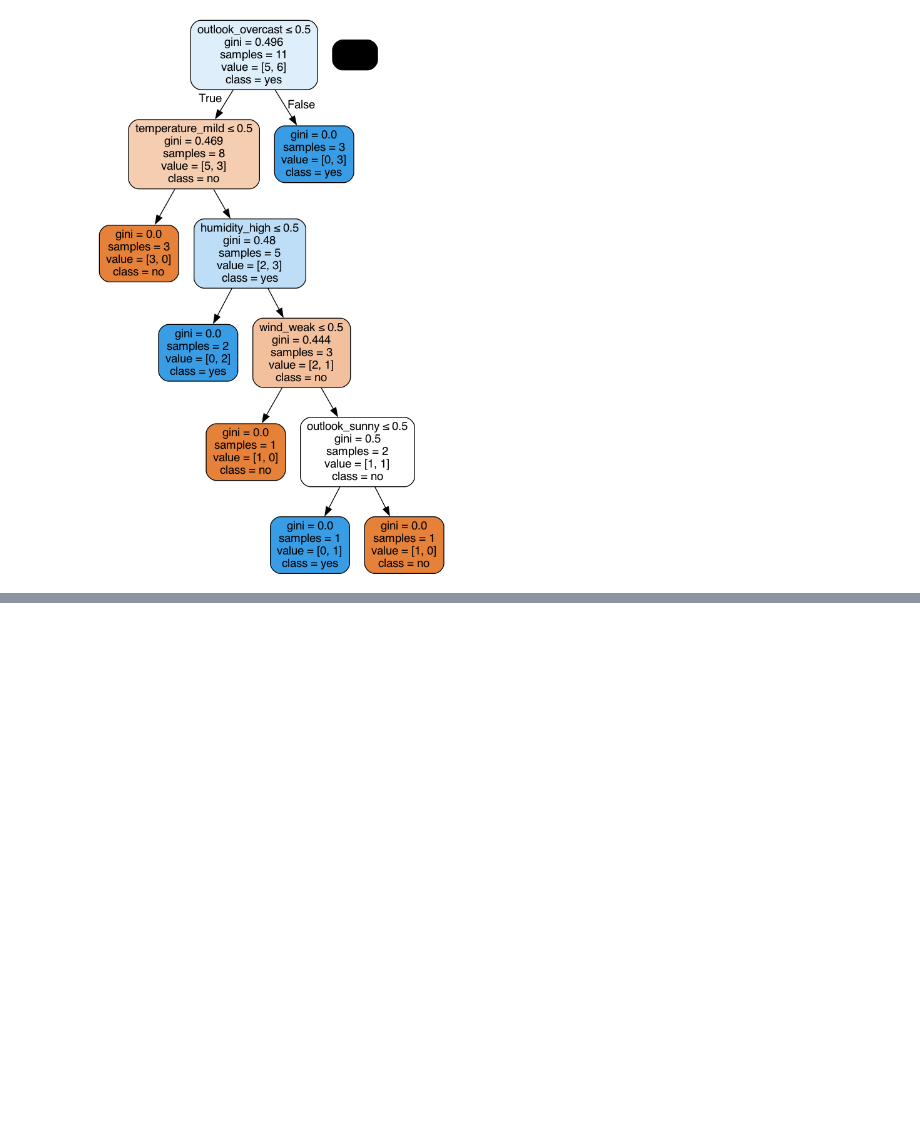
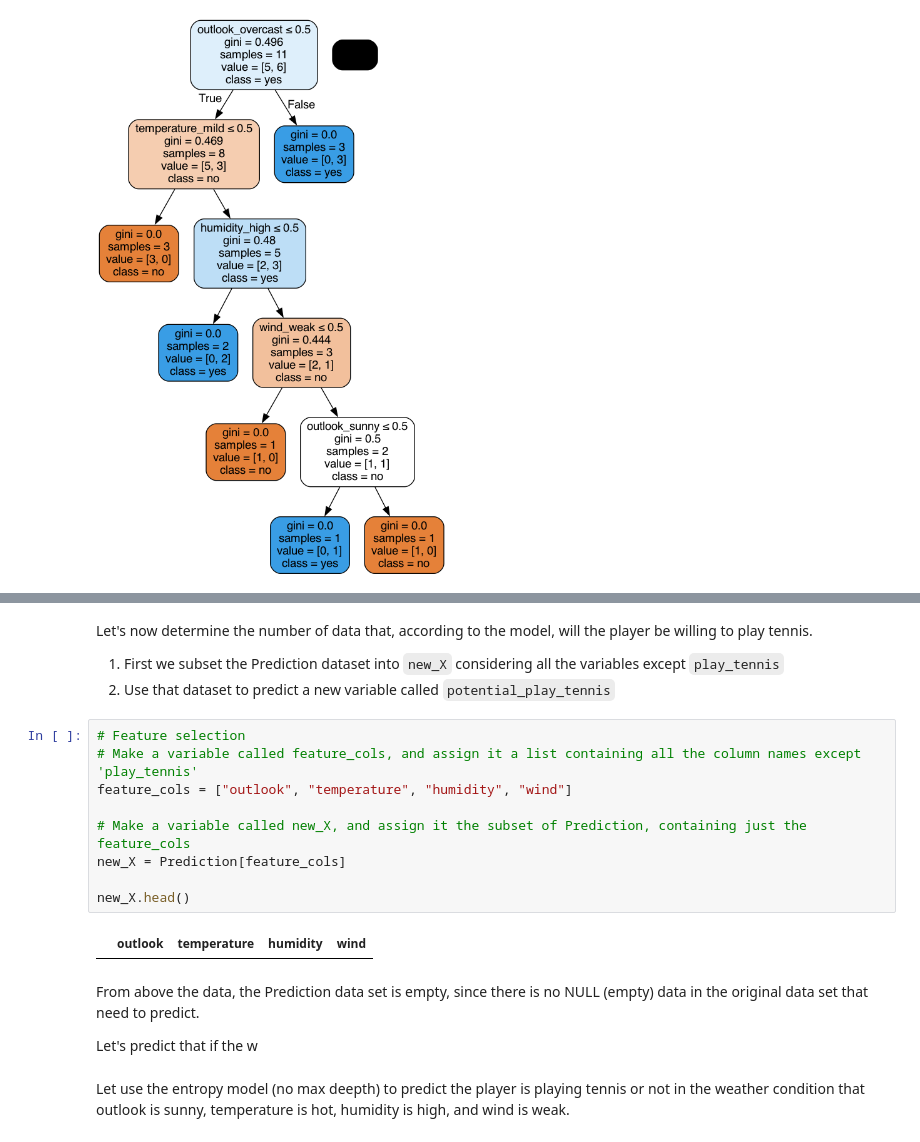
Before and after one commit to Ben-Liao/MBA6693-Business-Data-Analysis, a Jupyter notebook: i01-information-based-learning/notebooks/i01-information-based-learning.ipynb, the cells around one changed output, grey strips where cells are left out. Drawn from its saved outputs; the diff is of its cells as text; blank space fills up the shorter version.

Commit message:
Assignment 1 is completed

```diff
--- a/i01-information-based-learning/notebooks/i01-information-based-learning.ipynb
+++ b/i01-information-based-learning/notebooks/i01-information-based-learning.ipynb
@@ -385,0 +512,21 @@ These results suggest that the Gini impurity model is not performing well on thi
+# %% [markdown]
+Let's now determine the number of data that, according to the model, will the player be willing to play tennis.
+1. First we subset the Prediction dataset into `new_X` considering all the variables except `play_tennis`
+2. Use that dataset to predict a new variable called `potential_play_tennis`
+# %%
+# Feature selection
+# Make a variable called feature_cols, and assign it a list containing all the column names except 'play_tennis'
+feature_cols = ["outlook", "temperature", "humidity", "wind"]
+
+# Make a variable called new_X, and assign it the subset of Prediction, containing just the feature_cols
+new_X = Prediction[feature_cols]
+
+new_X.head()
+# %% [output]
+|  | outlook | temperature | humidity | wind |
+# %% [markdown]
+From above the data, the Prediction data set is empty, since there is no NULL (empty) data in the original data set that need to predict.
+
+Let's predict that if the w
+# %% [markdown]
+Let use the entropy model (no max deepth) to predict the player is playing tennis or not in the weather condition that outlook is sunny, temperature is hot, humidity is high, and wind is weak.
```
Also changed, not shown: parts of 25 cells of this notebook, 3 other files.
